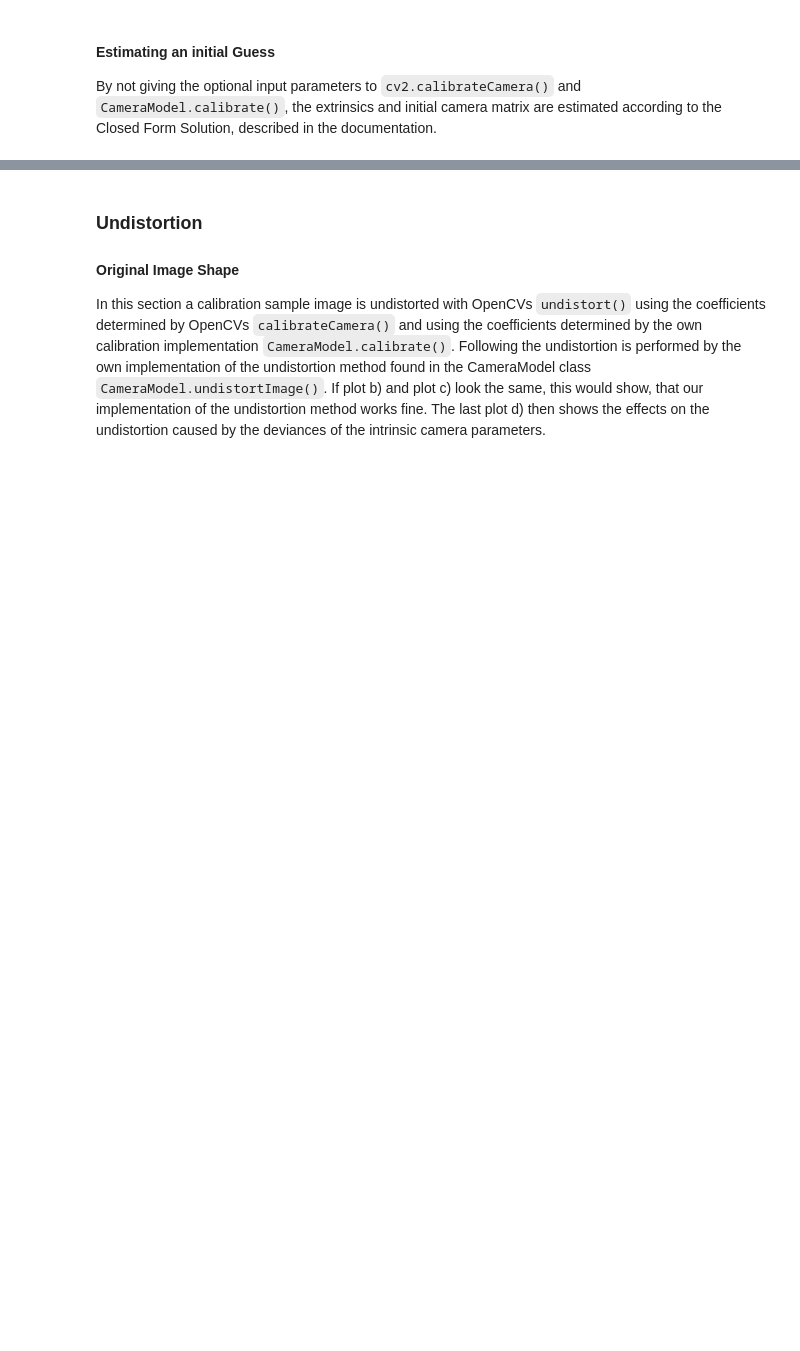
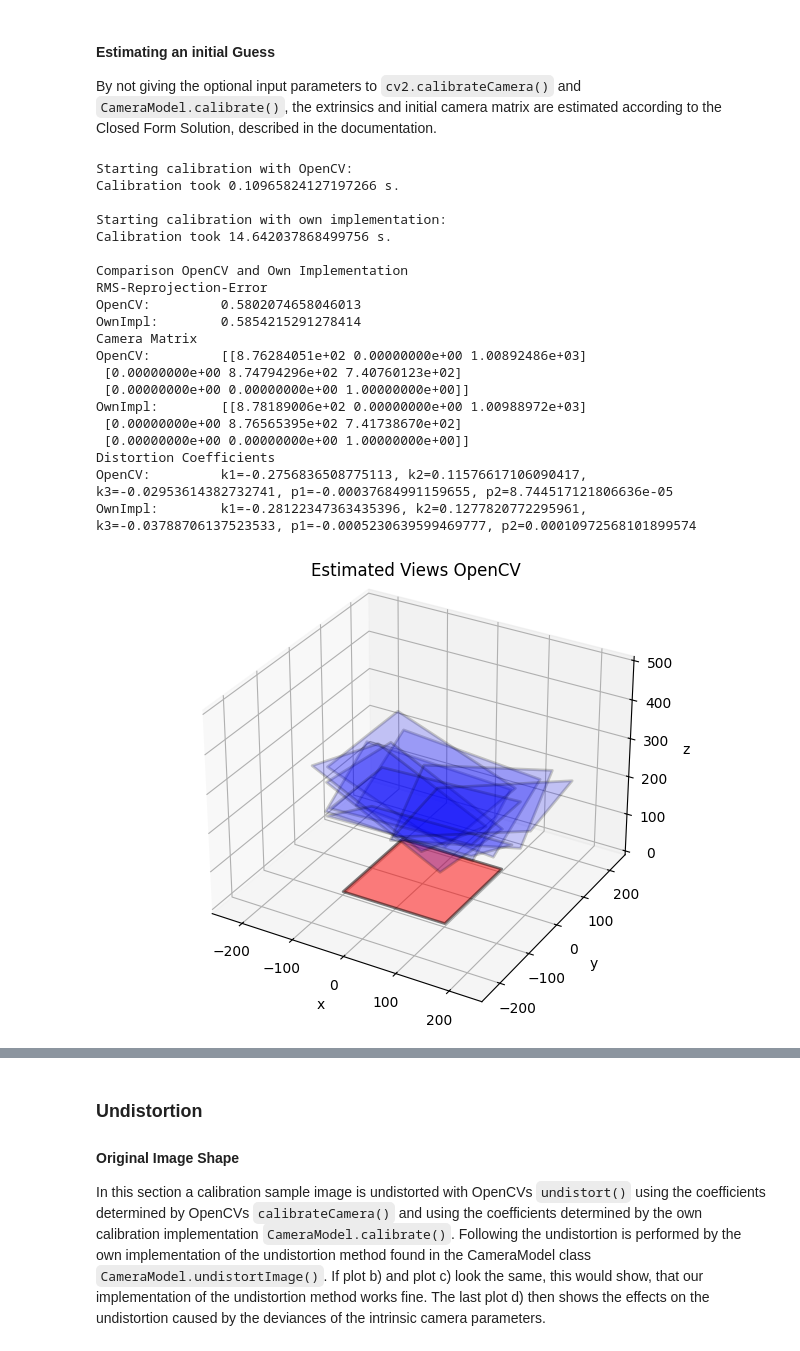
Before and after one commit to samihamza01/ComputerVisionSeminar_CameraCalibration, a Jupyter notebook: src/calibration_comparison.ipynb, the cells around one changed output, grey strips where cells are left out. Saved outputs shown, nothing was run; the diff lists cells and outputs as text; code cells hidden in the pictures; blank space fills up the shorter version.

```diff
--- a/src/calibration_comparison.ipynb
+++ b/src/calibration_comparison.ipynb
@@ -123,8 +123,5 @@ def plot_views(rVecs, tVecs, title = ""):
 	ax.set_zlim([0,500])
 	fig.suptitle(title)
 	plt.show()
-
-	def plot_per_view_reprojection_error():
-		pass
 # %% [markdown]
 ## Calibration Data Extraction
@@ -323,31 +343,53 @@ r_vecs = None
 t_vecs = None
 camera_matrix = None
 # Calibrate with OpenCV
 print("Starting calibration with OpenCV:")
 startTime = time.time()
 RMSErrorCV, cameraMatrixCV, distortionVecCV, rVecsCV, tVecsCV = cv.calibrateCamera(objpoints, imgpoints, gray.shape[1::-1], camera_matrix, None, r_vecs, t_vecs)
 stopTime = time.time()
 print(f"Calibration took {stopTime-startTime} s.\n")
 
 # Calibrate with own implementation
 print("Starting calibration with own implementation:")
 startTime = time.time()
 cam = cm.CameraModel()
-RMSError, rVecs, tVecs = cam.calibrate(objpoints,imgpoints,gray.shape[0:2],camera_matrix,r_vecs,t_vecs)
+RMSError, rVecs, tVecs = cam.calibrate(objpoints,imgpoints,gray.shape[0:2],camera_matrix,r_vecs,t_vecs,verbose=False)
 stopTime = time.time()
 cam.save_cam_to_json("cam_intrinsics.json")
 print(f"Calibration took {stopTime-startTime} s.\n")
 
 print("Comparison OpenCV and Own Implementation")
 print("RMS-Reprojection-Error")
 print(f"OpenCV:\t\t{RMSErrorCV}")
 print(f"OwnImpl:\t{RMSError}")
 print("Camera Matrix")
 print(f"OpenCV:\t\t{cameraMatrixCV}")
 print(f"OwnImpl:\t{cam.cameraMat}")
 print("Distortion Coefficients")
 print(f"OpenCV:\t\tk1={distortionVecCV[0,0]}, k2={distortionVecCV[0,1]}, k3={distortionVecCV[0,4]}, p1={distortionVecCV[0,2]}, p2={distortionVecCV[0,3]}")
 print(f"OwnImpl:\tk1={cam.distortionVec[0]}, k2={cam.distortionVec[1]}, k3={cam.distortionVec[2]}, p1={cam.distortionVec[3]}, p2={cam.distortionVec[4]}")
 
 plot_views(rVecsCV,tVecsCV,"Estimated Views OpenCV")
 plot_views(rVecs,tVecs,"Estimated Views OwnImp")
+# %% [output]
+Starting calibration with OpenCV:
+Calibration took 0.10965824127197266 s.
+
+Starting calibration with own implementation:
+Calibration took 14.642037868499756 s.
+
+Comparison OpenCV and Own Implementation
+RMS-Reprojection-Error
+OpenCV:         0.5802074658046013
+OwnImpl:        0.5854215291278414
+Camera Matrix
+OpenCV:         [[8.76284051e+02 0.00000000e+00 1.00892486e+03]
+ [0.00000000e+00 8.74794296e+02 7.40760123e+02]
+ [0.00000000e+00 0.00000000e+00 1.00000000e+00]]
+OwnImpl:        [[8.78189006e+02 0.00000000e+00 1.00988972e+03]
+ [0.00000000e+00 8.76565395e+02 7.41738670e+02]
+ [0.00000000e+00 0.00000000e+00 1.00000000e+00]]
+Distortion Coefficients
+OpenCV:         k1=-0.2756836508775113, k2=0.11576617106090417, k3=-0.02953614382732741, p1=-0.00037684991159655, p2=8.744517121806636e-05
+OwnImpl:        k1=-0.28122347363435396, k2=0.1277820772295961, k3=-0.03788706137523533, p1=-0.0005230639599469777, p2=0.00010972568101899574
+[figure, added]
```
Also changed, not shown: parts of 8 cells of this notebook.
